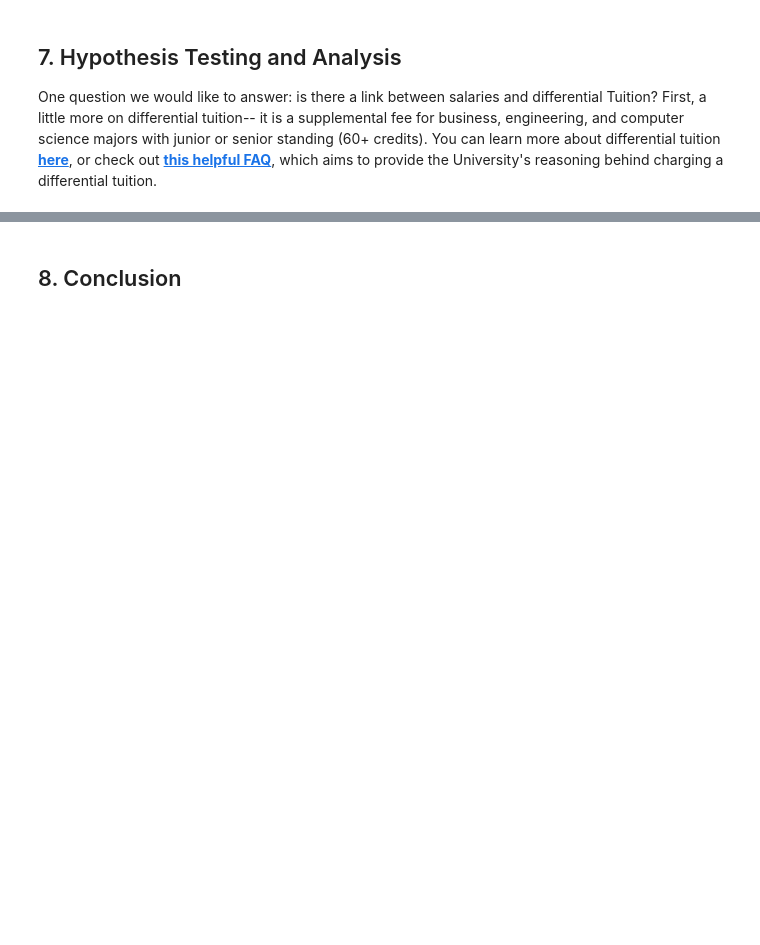
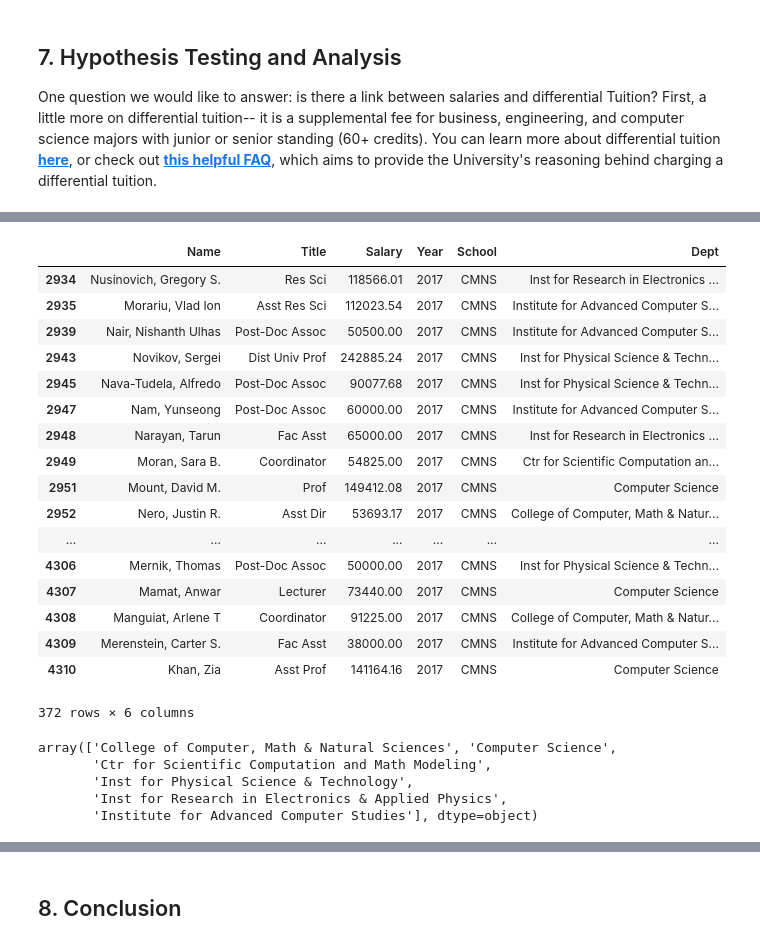
Before and after one commit to rosegaray/UMDSalaryGuideData, a Jupyter notebook: 320_FInal_Project.ipynb, the cells around one changed output, grey strips where cells are left out. Saved outputs shown, nothing was run; the diff lists cells and outputs as text; code cells hidden in the pictures; blank space fills up the shorter version.

```diff
--- a/320_FInal_Project.ipynb
+++ b/320_FInal_Project.ipynb
@@ -713,0 +672,36 @@ First, a little more on differential tuition-- it is a supplemental fee for busi
+# %%
+cs_df
+# %% [output]
+|  | Name | Title | Salary | Year | School | Dept |
+| 2934 | Nusinovich, Gregory S. | Res Sci | 118566.01 | 2017 | CMNS | Inst for Research in Electronics ... |
+| 2935 | Morariu, Vlad Ion | Asst Res Sci | 112023.54 | 2017 | CMNS | Institute for Advanced Computer S... |
+| 2939 | Nair, Nishanth Ulhas | Post-Doc Assoc | 50500.00 | 2017 | CMNS | Institute for Advanced Computer S... |
+| 2943 | Novikov, Sergei | Dist Univ Prof | 242885.24 | 2017 | CMNS | Inst for Physical Science & Techn... |
+| 2945 | Nava-Tudela, Alfredo | Post-Doc Assoc | 90077.68 | 2017 | CMNS | Inst for Physical Science & Techn... |
+| 2947 | Nam, Yunseong | Post-Doc Assoc | 60000.00 | 2017 | CMNS | Institute for Advanced Computer S... |
+| 2948 | Narayan, Tarun | Fac Asst | 65000.00 | 2017 | CMNS | Inst for Research in Electronics ... |
+| 2949 | Moran, Sara B. | Coordinator | 54825.00 | 2017 | CMNS | Ctr for Scientific Computation an... |
+| 2951 | Mount, David M. | Prof | 149412.08 | 2017 | CMNS | Computer Science |
+| 2952 | Nero, Justin R. | Asst Dir | 53693.17 | 2017 | CMNS | College of Computer, Math & Natur... |
+| ... | ... | ... | ... | ... | ... | ... |
+| 4306 | Mernik, Thomas | Post-Doc Assoc | 50000.00 | 2017 | CMNS | Inst for Physical Science & Techn... |
+| 4307 | Mamat, Anwar | Lecturer | 73440.00 | 2017 | CMNS | Computer Science |
+| 4308 | Manguiat, Arlene T | Coordinator | 91225.00 | 2017 | CMNS | College of Computer, Math & Natur... |
+| 4309 | Merenstein, Carter S. | Fac Asst | 38000.00 | 2017 | CMNS | Institute for Advanced Computer S... |
+| 4310 | Khan, Zia | Asst Prof | 141164.16 | 2017 | CMNS | Computer Science |
+372 rows × 6 columns
+# %%
+#correct?
+to_drop = ['Astronomy', 'Atmospheric & Oceanic Science', \
+           'Biology','Cell Biology & Molecular Genetics', 'Chemistry & Biochemistry', \
+           'Earth System Science Interdisciplinary Center', 'Entomology','Geology','Mathematics', 'Physics']
+
+cs_df = cs_df[~cs_df.Dept.isin(to_drop)]
+depts = np.sort((cs_df.Dept).unique())
+depts
+# %% [output]
+array(['College of Computer, Math & Natural Sciences', 'Computer Science',
+       'Ctr for Scientific Computation and Math Modeling',
+       'Inst for Physical Science & Technology',
+       'Inst for Research in Electronics & Applied Physics',
+       'Institute for Advanced Computer Studies'], dtype=object)
```
Also changed, not shown: parts of 29 cells of this notebook.
